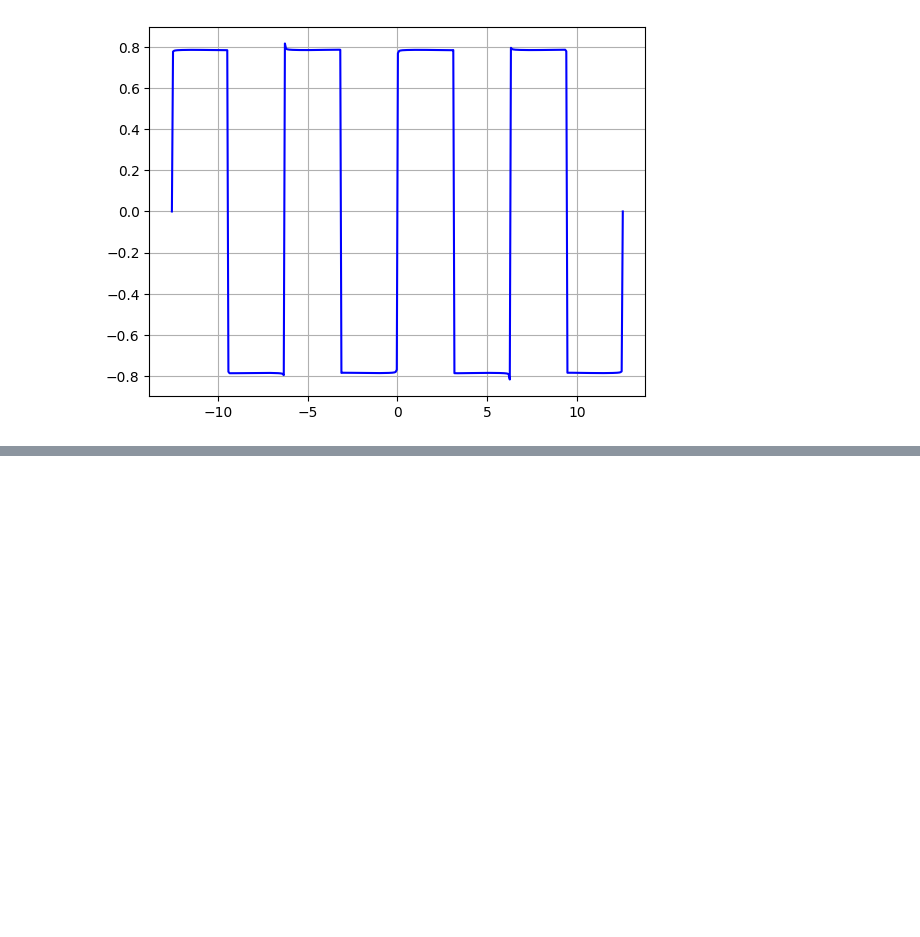
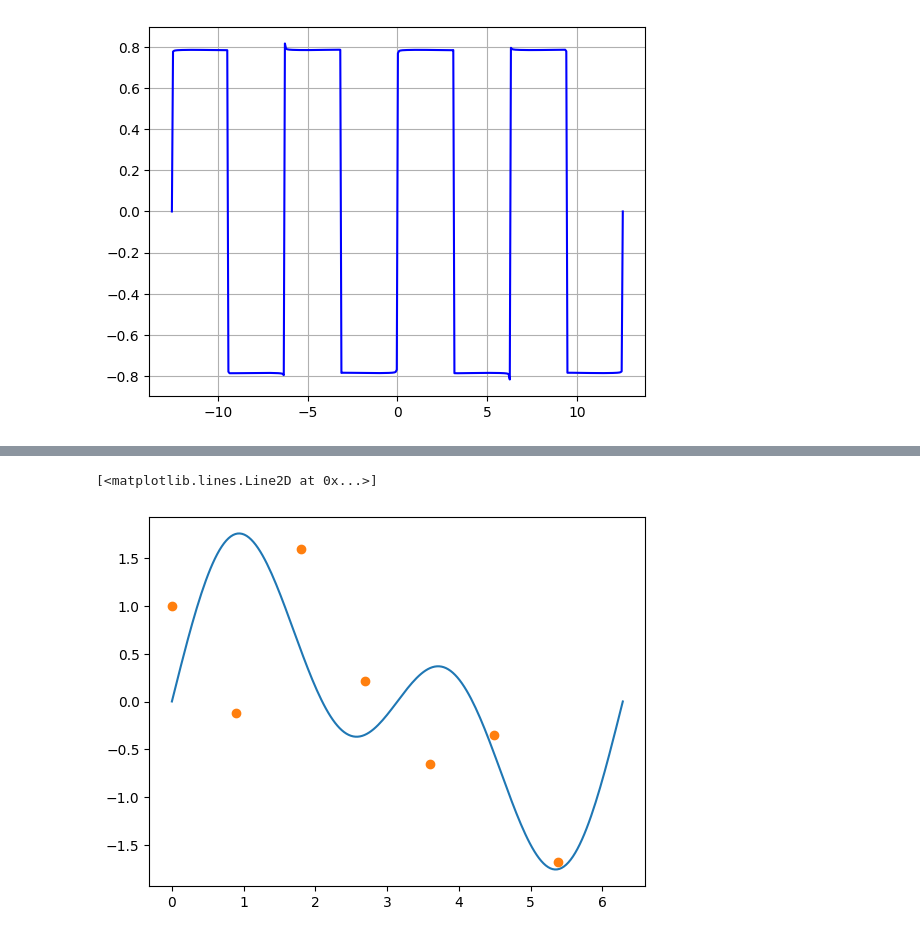
Before and after one commit to ManuLosta/calculo-numerico, a Jupyter notebook: fourier.ipynb, the cells around one changed output, grey strips where cells are left out. Saved outputs shown, nothing was run; the diff lists cells and outputs as text; code cells hidden in the pictures; blank space fills up the shorter version.

```diff
--- a/fourier.ipynb
+++ b/fourier.ipynb
@@ -55,0 +56,18 @@ plt.plot(x_1, y_1)
+# %%
+a_2 = 0
+for j in range(2*N + 1):
+    a_1 += ((2 / (2*N + 1)) * y[j] * math.cos(2 * x[j]))
+
+b_2 = 0
+for j in range(2*N + 1):
+    b_2 += (2 / (2*N + 1)) * y[j] * math.sin(x[j])
+
+f_2 = lambda x: a_0 + a_1*np.cos(x) + b_1*np.sin(x) + a_2*np.cos(2*x) + b_2*np.sin(2*x)
+
+y_2 = f_2(x_1)
+
+plt.plot(x_1, y_2)
+plt.plot(x, y, 'o')
+# %% [output]
+[<matplotlib.lines.Line2D at 0x...>]
+[figure, added]
```
Also changed, not shown: parts of 4 cells of this notebook, 3 other files.
